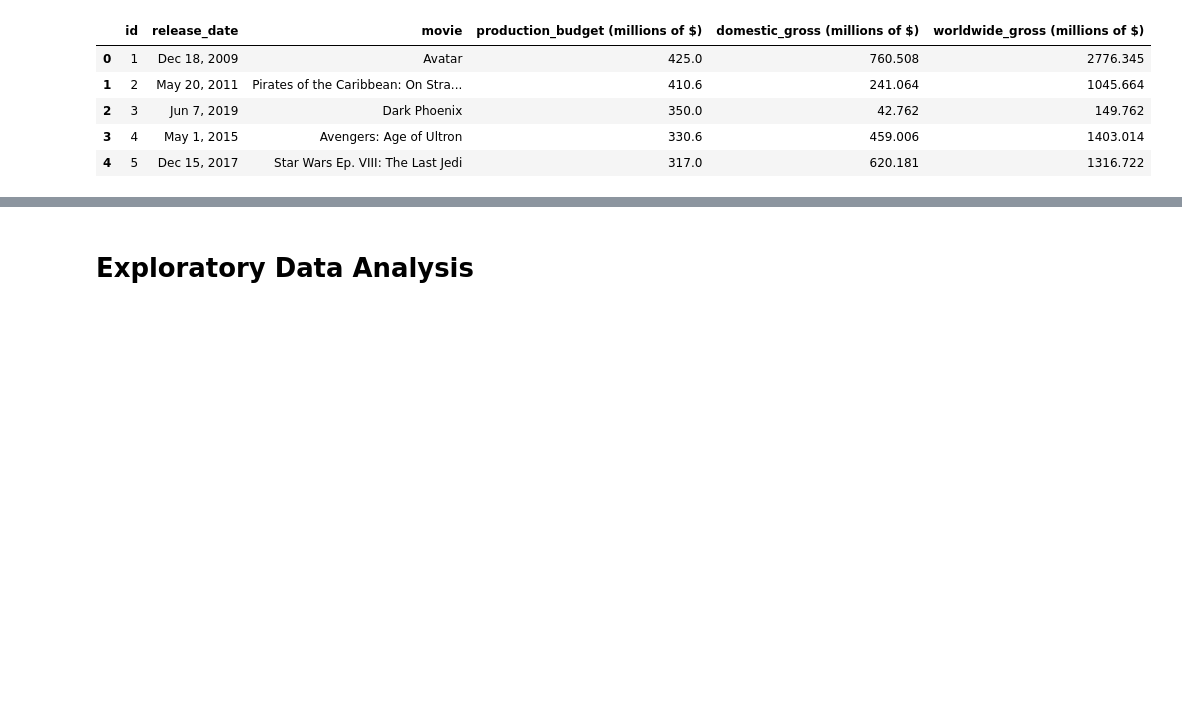
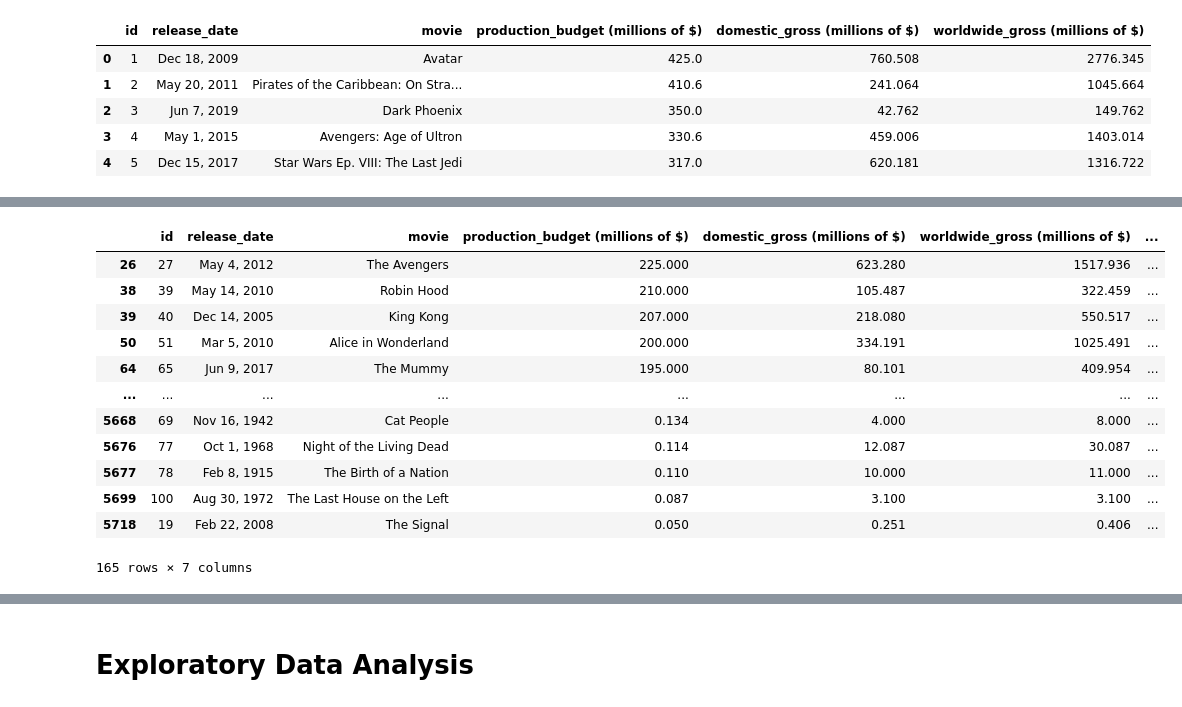
Before and after one commit to ckucewicz/movie_analysis_project, a Jupyter notebook: Notebook.ipynb, the cells around one changed output, grey strips where cells are left out. Drawn from its saved outputs; the diff is of its cells as text; code cells hidden in the pictures; blank space fills up the shorter version.

```diff
--- a/Notebook.ipynb
+++ b/Notebook.ipynb
@@ -106,0 +150,17 @@ budgets.head()
+# %%
+multiple_values = budgets.movie.value_counts()
+budgets[budgets.movie.isin(multiple_values.index[multiple_values.gt(1)])]
+# %% [output]
+|  | id | release_date | movie | production_budget (millions of $) | domestic_gross (millions of $) | worldwide_gross (millions of $) | ... |
+| 26 | 27 | May 4, 2012 | The Avengers | 225.000 | 623.280 | 1517.936 | ... |
+| 38 | 39 | May 14, 2010 | Robin Hood | 210.000 | 105.487 | 322.459 | ... |
+| 39 | 40 | Dec 14, 2005 | King Kong | 207.000 | 218.080 | 550.517 | ... |
+| 50 | 51 | Mar 5, 2010 | Alice in Wonderland | 200.000 | 334.191 | 1025.491 | ... |
+| 64 | 65 | Jun 9, 2017 | The Mummy | 195.000 | 80.101 | 409.954 | ... |
+| ... | ... | ... | ... | ... | ... | ... | ... |
+| 5668 | 69 | Nov 16, 1942 | Cat People | 0.134 | 4.000 | 8.000 | ... |
+| 5676 | 77 | Oct 1, 1968 | Night of the Living Dead | 0.114 | 12.087 | 30.087 | ... |
+| 5677 | 78 | Feb 8, 1915 | The Birth of a Nation | 0.110 | 10.000 | 11.000 | ... |
+| 5699 | 100 | Aug 30, 1972 | The Last House on the Left | 0.087 | 3.100 | 3.100 | ... |
+| 5718 | 19 | Feb 22, 2008 | The Signal | 0.050 | 0.251 | 0.406 | ... |
+165 rows × 7 columns
```
Also changed, not shown: parts of 34 cells of this notebook, 1 other file.
